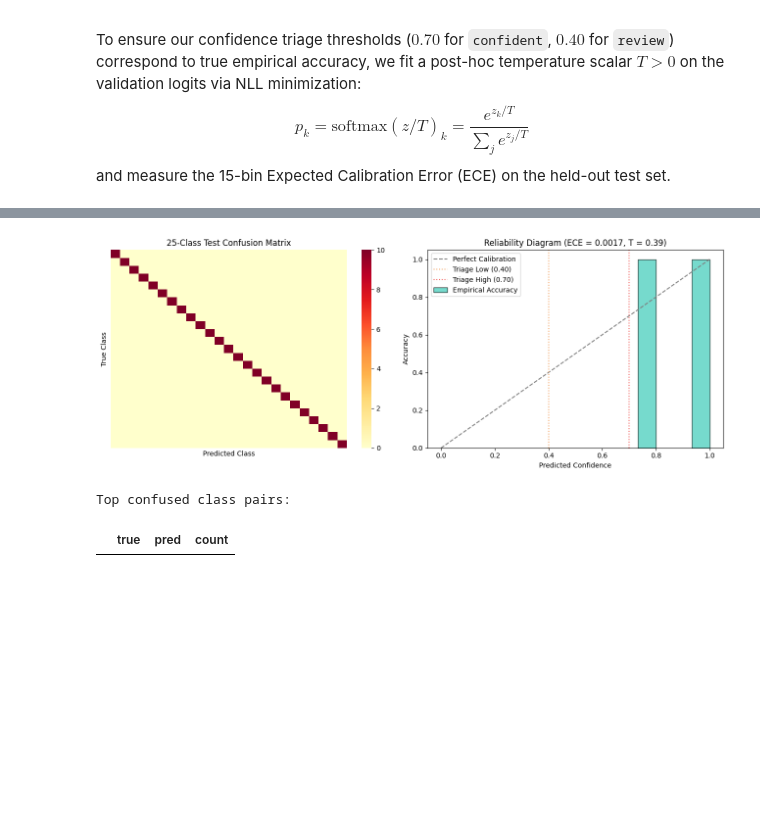
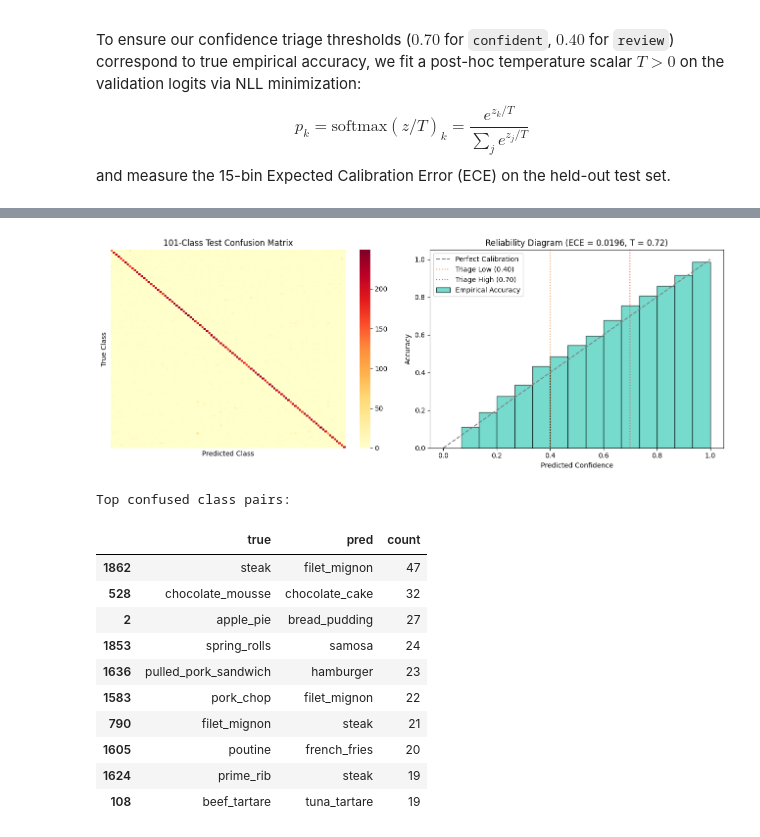
Before and after one commit to Artifact19/caloriecam-macro-triage, a Jupyter notebook: notebooks/02_mobilenetv3_finetuning.ipynb, the cells around one changed output, grey strips where cells are left out. Cells and saved outputs as stored; diff of their text form; code cells hidden in the pictures; blank space fills up the shorter version.

```diff
--- a/notebooks/02_mobilenetv3_finetuning.ipynb
+++ b/notebooks/02_mobilenetv3_finetuning.ipynb
@@ -459,37 +463,47 @@ for b0, b1 in zip(bins[:-1], bins[1:]):
         bin_centers.append(0.5 * (b0 + b1))
 
 # Confusion matrix & top-10 confused pairs
 cm = confusion_matrix(trues, preds, labels=list(range(NUM_CLASSES)))
 pairs = []
 for i in range(NUM_CLASSES):
     for j in range(NUM_CLASSES):
         if i != j and cm[i, j] > 0:
             pairs.append({"true": CLASSES[i], "pred": CLASSES[j], "count": int(cm[i, j])})
 pairs_df = pd.DataFrame(pairs).sort_values("count", ascending=False).head(10) if pairs else pd.DataFrame(columns=["true", "pred", "count"])
 
 fig, axes = plt.subplots(1, 2, figsize=(13, 5))
 sns.heatmap(cm, ax=axes[0], cmap="YlOrRd", cbar=True, xticklabels=False, yticklabels=False)
-axes[0].set_title("25-Class Test Confusion Matrix")
+axes[0].set_title("101-Class Test Confusion Matrix")
 axes[0].set_xlabel("Predicted Class")
 axes[0].set_ylabel("True Class")
 
 axes[1].plot([0, 1], [0, 1], "--", color="gray", label="Perfect Calibration")
 axes[1].bar(bin_centers, bin_accs, width=1.0 / n_bins, alpha=0.7, edgecolor="black", color="#3CCBB9", label="Empirical Accuracy")
 axes[1].axvline(0.40, color="#F4A261", linestyle=":", label="Triage Low (0.40)")
 axes[1].axvline(0.70, color="#F25F5C", linestyle=":", label="Triage High (0.70)")
 axes[1].set_title(f"Reliability Diagram (ECE = {ece:.4f}, T = {temperature:.2f})")
 axes[1].set_xlabel("Predicted Confidence")
 axes[1].set_ylabel("Accuracy")
 axes[1].legend()
 plt.tight_layout()
 plt.show()
 
 print("Top confused class pairs:")
 display(pairs_df)
 # %% [output]
-[figure, old version]
+[figure, new version]
 Top confused class pairs:
 |  | true | pred | count |
+| 1862 | steak | filet_mignon | 47 |
+| 528 | chocolate_mousse | chocolate_cake | 32 |
+| 2 | apple_pie | bread_pudding | 27 |
+| 1853 | spring_rolls | samosa | 24 |
+| 1636 | pulled_pork_sandwich | hamburger | 23 |
+| 1583 | pork_chop | filet_mignon | 22 |
+| 790 | filet_mignon | steak | 21 |
+| 1605 | poutine | french_fries | 20 |
+| 1624 | prime_rib | steak | 19 |
+| 108 | beef_tartare | tuna_tartare | 19 |
 # %%
 metrics_payload = {
     "val_macro_f1": round(float(best_val_f1), 4),
```
Also changed, not shown: parts of 6 cells of this notebook, 31 other files.
